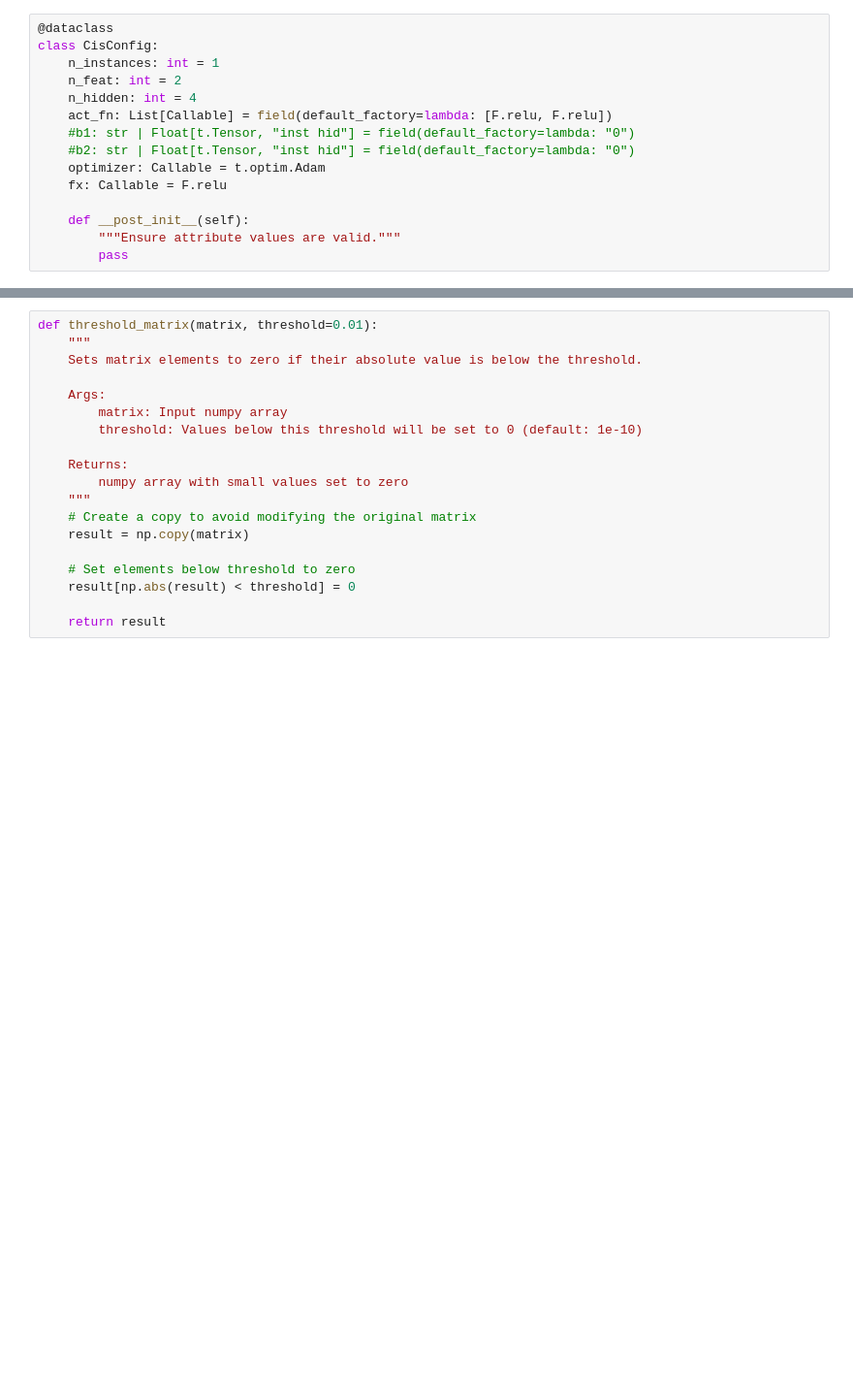
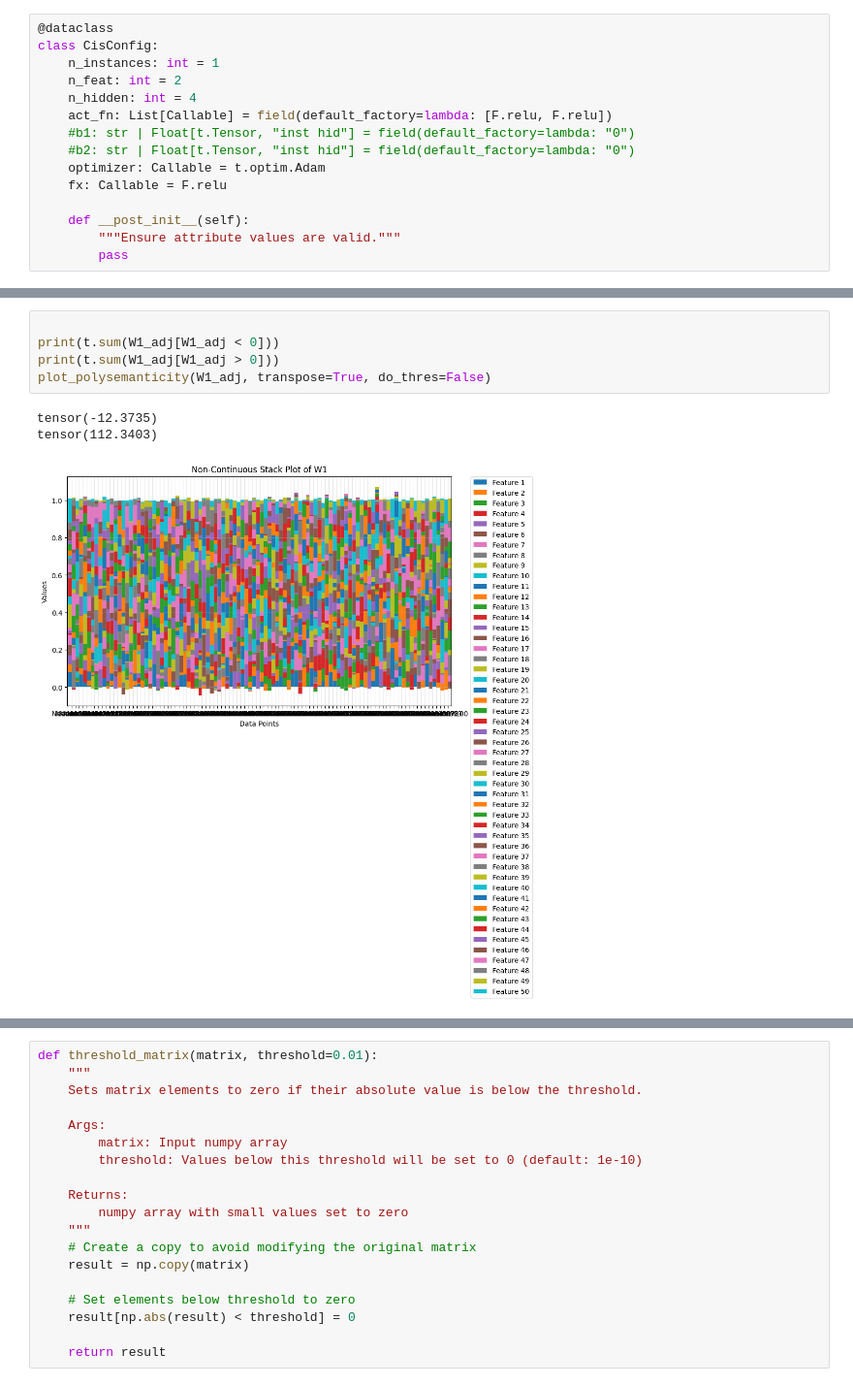
Before and after one commit to Stefan-Heimersheim/toy-model-of-computation-in-superposition, a Jupyter notebook: lucius_toy_model.ipynb, the cells around one changed output, grey strips where cells are left out. Shown at 97% size. Saved outputs shown, nothing was run; the diff lists cells and outputs as text; blank space fills up the shorter version.

```diff
--- a/lucius_toy_model.ipynb
+++ b/lucius_toy_model.ipynb
@@ -218,0 +237,9 @@ plot_polysemanticity(model.W1.detach().squeeze())
+# %%
+
+print(t.sum(W1_adj[W1_adj < 0]))
+print(t.sum(W1_adj[W1_adj > 0]))
+plot_polysemanticity(W1_adj, transpose=True, do_thres=False)
+# %% [output]
+tensor(-12.3735)
+tensor(112.3403)
+[figure, added]
```
Also changed, not shown: parts of 17 cells of this notebook.
